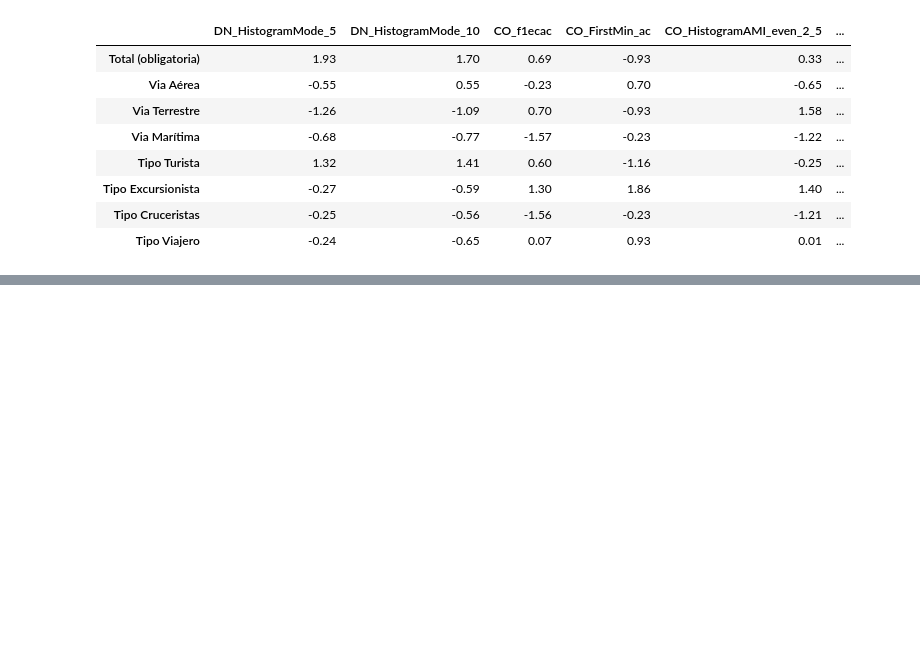
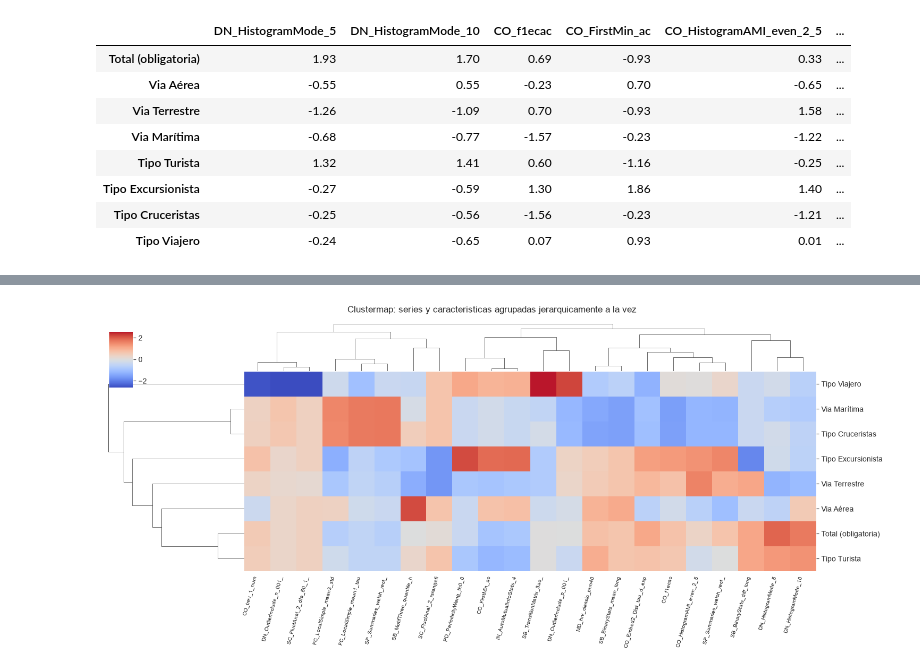
Before and after one commit to DavidDominguez-11/DS-Lab1, a Jupyter notebook: Lab2_Deep_Learning_CC3084.ipynb, the cells around one changed output, grey strips where cells are left out. Cells and saved outputs as stored; diff of their text form; code cells hidden in the pictures; blank space fills up the shorter version.

```diff
--- a/Lab2_Deep_Learning_CC3084.ipynb
+++ b/Lab2_Deep_Learning_CC3084.ipynb
@@ -683,0 +812,9 @@ Matriz catch22: 8 series x 22 caracteristicas
+# %%
+cluster_grid = sns.clustermap(matriz_z, cmap='coolwarm', center=0, figsize=(15, 7),
+                               method='average', metric='euclidean',
+                               xticklabels=[f"{c[:24]}" for c in matriz_z.columns], cbar_pos=(0.02, 0.8, 0.03, 0.15))
+cluster_grid.ax_heatmap.set_xticklabels(cluster_grid.ax_heatmap.get_xticklabels(), rotation=75, ha='right', fontsize=7)
+cluster_grid.fig.suptitle('Clustermap: series y caracteristicas agrupadas jerarquicamente a la vez', y=1.02)
+plt.show()
+# %% [output]
+[figure, added]
```
Also changed, not shown: parts of 12 cells of this notebook.
